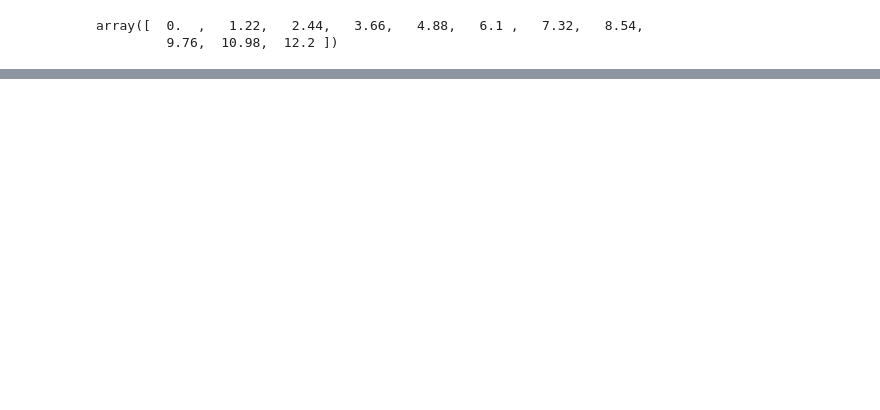
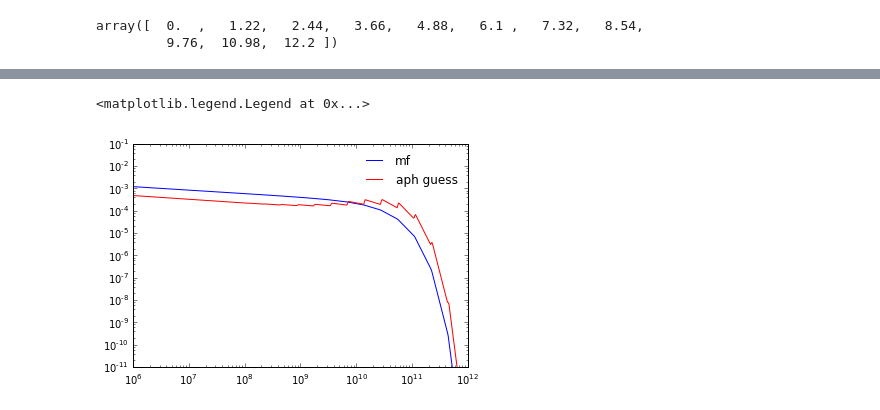
Before and after one commit to aphearin/halotools, a Jupyter notebook: test_li_white.ipynb, the cells around one changed output, grey strips where cells are left out. Cells and saved outputs as stored; diff of their text form; code cells hidden in the pictures; blank space fills up the shorter version.

```diff
--- a/test_li_white.ipynb
+++ b/test_li_white.ipynb
@@ -49,0 +60,14 @@ print(af.x_abscissa[:5])
+# %%
+x=10**log10x
+y = np.gradient(np.exp(dn_dlog10x))
+
+plt.plot(x, mf[::-1], label = 'mf', color='blue')
+plt.plot(x, y, label = 'aph guess', color='red')
+plt.loglog()
+plt.xlim(xmin=1e6, xmax=1e12)
+plt.ylim(ymin=1e-11)
+
+plt.legend(frameon=False, loc='best')
+# %% [output]
+<matplotlib.legend.Legend at 0x...>
+[figure, added]
```
Also changed, not shown: parts of 15 cells of this notebook, 1 other file.
